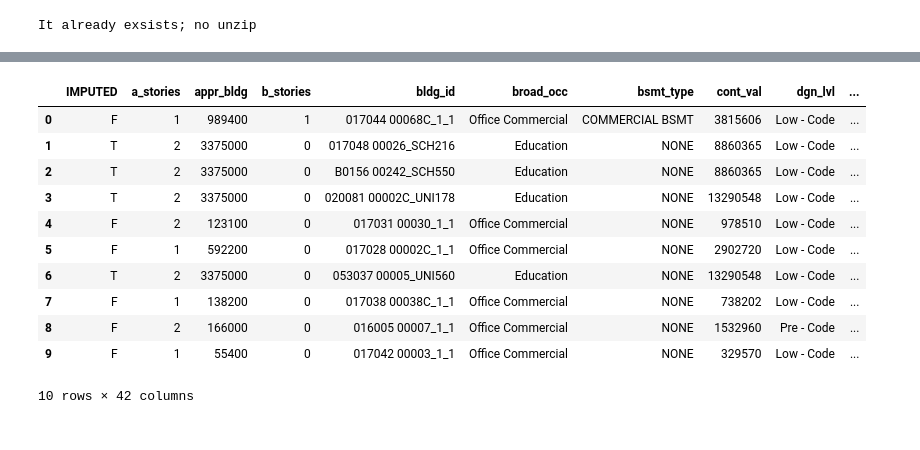
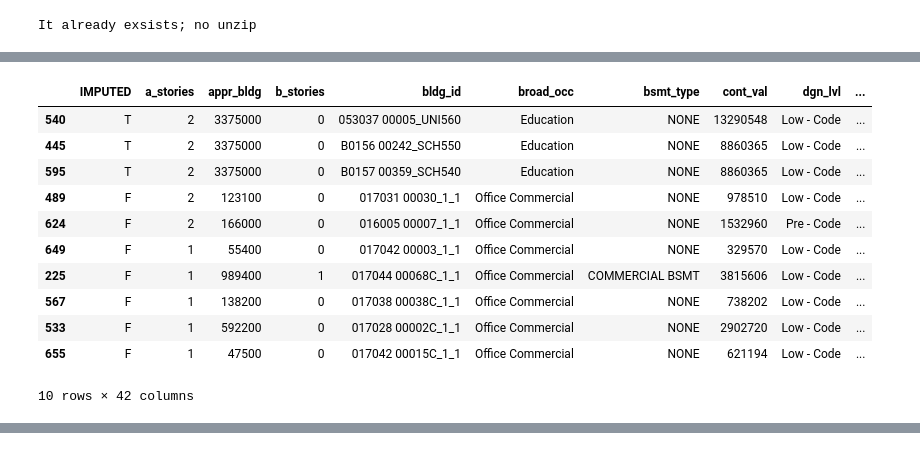
Before and after one commit to IN-CORE/pyincore, a Jupyter notebook: pyincore-demo2.ipynb, the cells around one changed output, grey strips where cells are left out. Saved outputs shown, nothing was run; the diff lists cells and outputs as text; code cells hidden in the pictures.

```diff
--- a/pyincore-demo2.ipynb
+++ b/pyincore-demo2.ipynb
@@ -305,3 +206,19 @@ on_path.plot(figsize=(10,6), column='meandamage', cmap=cm.get_cmap("YlOrBr"), le
+# %%
+# sorted by mean damage decending order
+on_path.sort_values(by=['meandamage'],ascending=False).head(n=10)
+# %% [output]
+|  | IMPUTED | a_stories | appr_bldg | b_stories | bldg_id | broad_occ | bsmt_type | cont_val | dgn_lvl | ... |
+| 540 | T | 2 | 3375000 | 0 | 053037 00005_UNI560 | Education | NONE | 13290548 | Low - Code | ... |
+| 445 | T | 2 | 3375000 | 0 | B0156 00242_SCH550 | Education | NONE | 8860365 | Low - Code | ... |
+| 595 | T | 2 | 3375000 | 0 | B0157 00359_SCH540 | Education | NONE | 8860365 | Low - Code | ... |
+| 489 | F | 2 | 123100 | 0 | 017031 00030_1_1 | Office Commercial | NONE | 978510 | Low - Code | ... |
+| 624 | F | 2 | 166000 | 0 | 016005 00007_1_1 | Office Commercial | NONE | 1532960 | Pre - Code | ... |
+| 649 | F | 1 | 55400 | 0 | 017042 00003_1_1 | Office Commercial | NONE | 329570 | Low - Code | ... |
+| 225 | F | 1 | 989400 | 1 | 017044 00068C_1_1 | Office Commercial | COMMERCIAL BSMT | 3815606 | Low - Code | ... |
+| 567 | F | 1 | 138200 | 0 | 017038 00038C_1_1 | Office Commercial | NONE | 738202 | Low - Code | ... |
+| 533 | F | 1 | 592200 | 0 | 017028 00002C_1_1 | Office Commercial | NONE | 2902720 | Low - Code | ... |
+| 655 | F | 1 | 47500 | 0 | 017042 00015C_1_1 | Office Commercial | NONE | 621194 | Low - Code | ... |
+10 rows × 42 columns
 # %%
 # filtered buildings with more than 80% mean damage
 high_dmg = join_gdf.loc[join_gdf['meandamage'] > 0.8]
@@ -315,15 +228,0 @@ risky_gdf = gdf.merge(risky, on='guid')
-# %%
-risky_gdf
-# %% [output]
-|  | IMPUTED | a_stories | appr_bldg | b_stories | bldg_id | broad_occ | bsmt_type | cont_val | dgn_lvl | ... |
-| 0 | F | 1 | 989400 | 1 | 017044 00068C_1_1 | Office Commercial | COMMERCIAL BSMT | 3815606 | Low - Code | ... |
-| 1 | T | 2 | 3375000 | 0 | 017048 00026_SCH216 | Education | NONE | 8860365 | Low - Code | ... |
-| 2 | T | 2 | 3375000 | 0 | B0156 00242_SCH550 | Education | NONE | 8860365 | Low - Code | ... |
-| 3 | T | 2 | 3375000 | 0 | 020081 00002C_UNI178 | Education | NONE | 13290548 | Low - Code | ... |
-| 4 | F | 2 | 123100 | 0 | 017031 00030_1_1 | Office Commercial | NONE | 978510 | Low - Code | ... |
-| 5 | F | 1 | 592200 | 0 | 017028 00002C_1_1 | Office Commercial | NONE | 2902720 | Low - Code | ... |
-| 6 | T | 2 | 3375000 | 0 | 053037 00005_UNI560 | Education | NONE | 13290548 | Low - Code | ... |
-| 7 | F | 1 | 138200 | 0 | 017038 00038C_1_1 | Office Commercial | NONE | 738202 | Low - Code | ... |
-| 8 | F | 2 | 166000 | 0 | 016005 00007_1_1 | Office Commercial | NONE | 1532960 | Pre - Code | ... |
-| 9 | F | 1 | 55400 | 0 | 017042 00003_1_1 | Office Commercial | NONE | 329570 | Low - Code | ... |
-10 rows × 42 columns
```
Also changed, not shown: parts of 38 cells of this notebook, 2 other files.
